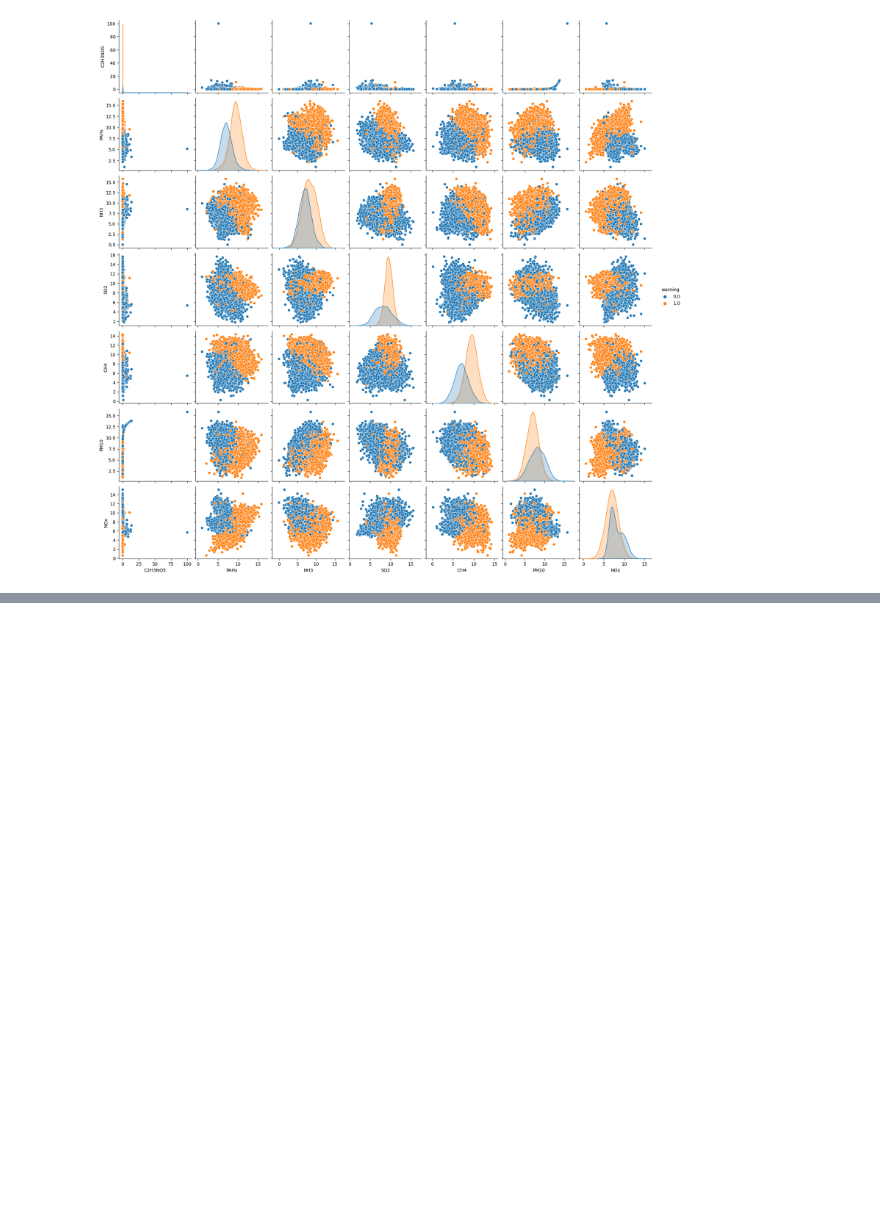
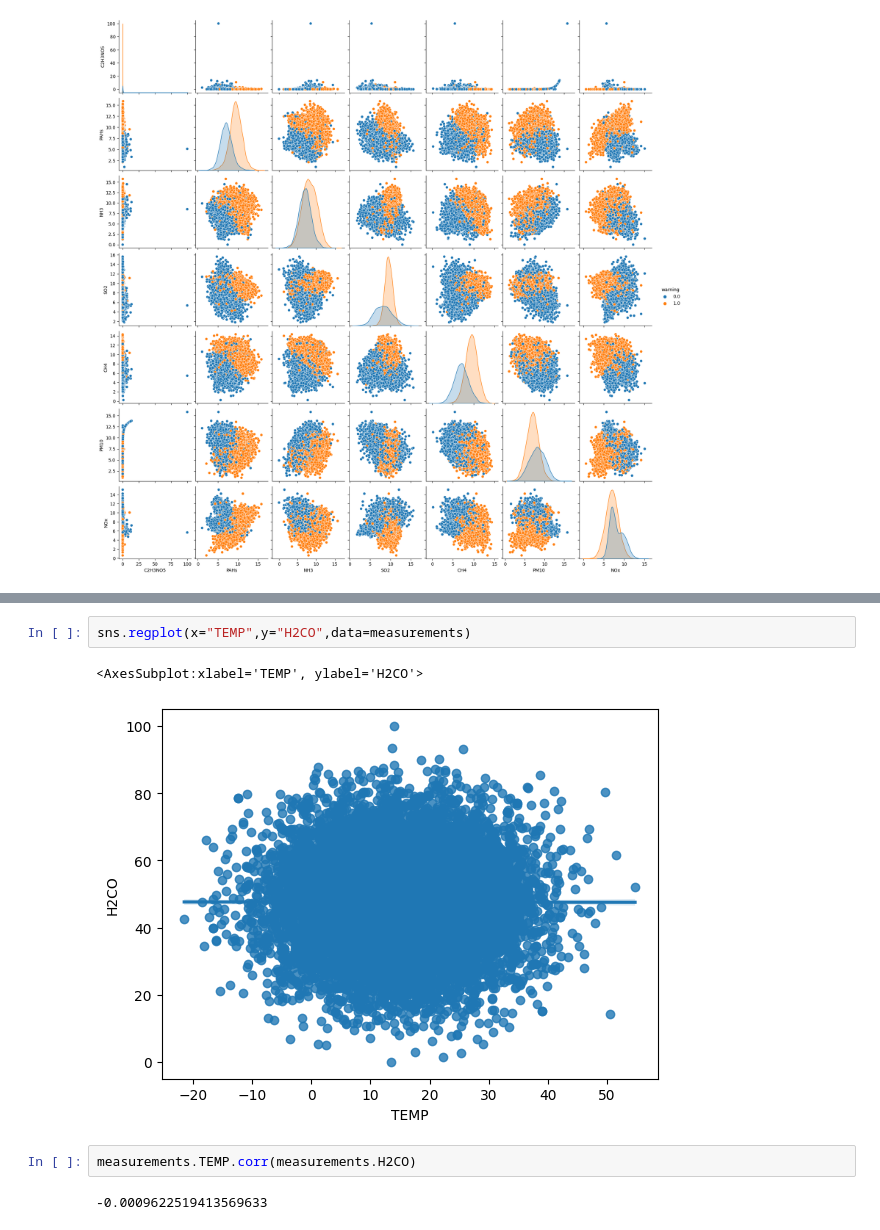
Before and after one commit to Marraff/inteligent-data-analysis, a Jupyter notebook: 1-faza-projekt-IAU.ipynb, the cells around one changed output, grey strips where cells are left out. Saved outputs shown, nothing was run; the diff lists cells and outputs as text; blank space fills up the shorter version.

```diff
--- a/1-faza-projekt-IAU.ipynb
+++ b/1-faza-projekt-IAU.ipynb
@@ -547,0 +595,9 @@ sns.pairplot(measurements, vars=['C2H3NO5','PAHs','NH3','SO2','CH4','PM10','NOx'
+# %%
+sns.regplot(x="TEMP",y="H2CO",data=measurements)
+# %% [output]
+<AxesSubplot:xlabel='TEMP', ylabel='H2CO'>
+[figure, added]
+# %%
+measurements.TEMP.corr(measurements.H2CO)
+# %% [output]
+-0.0009622519413569633
```
Also changed, not shown: parts of 9 cells of this notebook, 1 other file.
